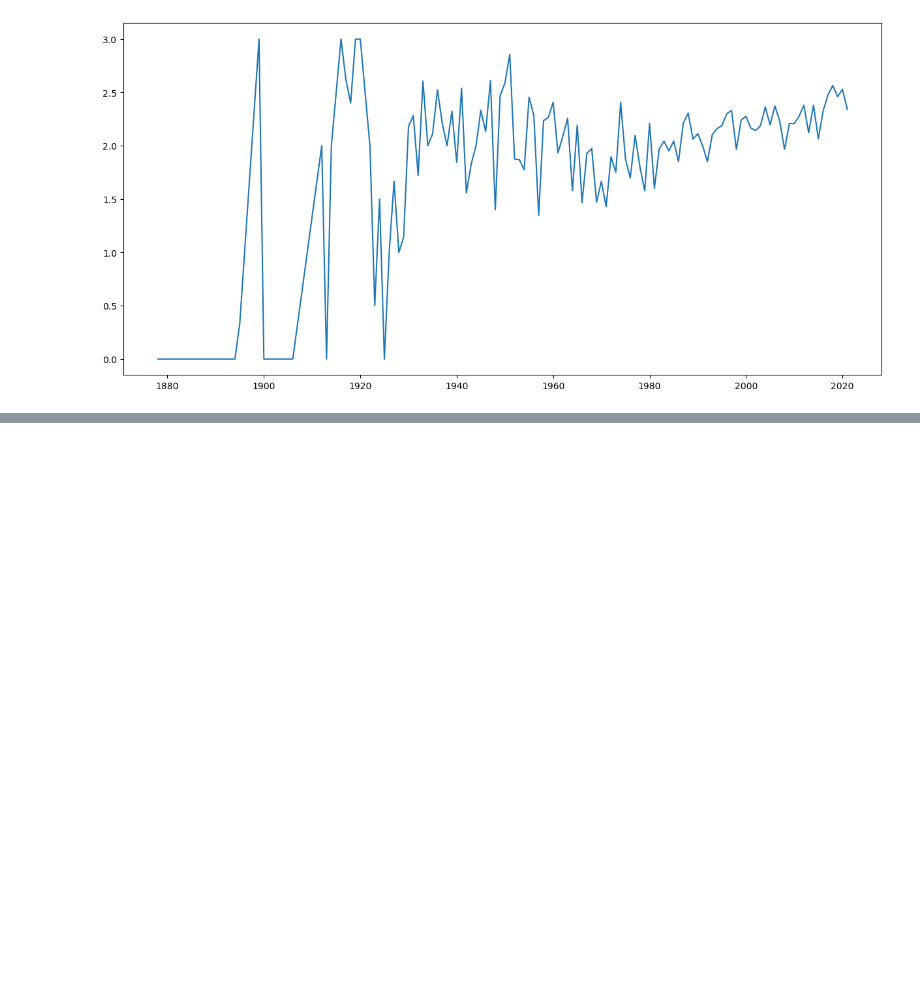
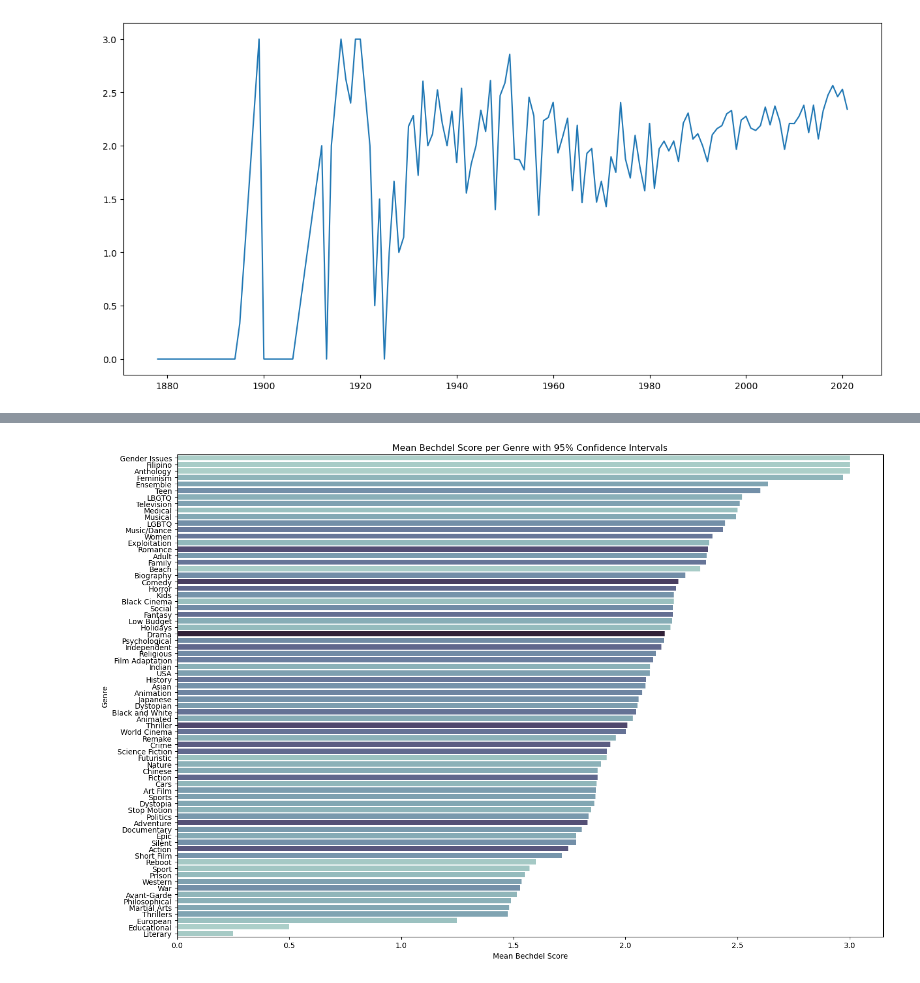
Before and after one commit to aristo6253/CS-401-ADAknow-Milestone2, a Jupyter notebook: add_bechdel.ipynb, the cells around one changed output, grey strips where cells are left out. Drawn from its saved outputs; the diff is of its cells as text; code cells hidden in the pictures; blank space fills up the shorter version.

```diff
--- a/add_bechdel.ipynb
+++ b/add_bechdel.ipynb
@@ -148,3 +148,23 @@ plt.show()
+# %%
+# Define a palette where the number of samples determines the darkness of the color
+# The more samples for a genre, the darker the shade of gray
+palette = sns.cubehelix_palette(start=.5, rot=-.5, as_cmap=True)
+max_count = genre_mean_se_sorted['count'].max()
+colors = genre_mean_se_sorted['count'].apply(lambda x: (x/max_count)**0.3)  # Exponential scaling for better visual differentiation
+
+# Plotting horizontally
+plt.figure(figsize=(15,10))
+sns.barplot(x='mean', y='Genres Reduced', data=genre_mean_se_sorted,
+            palette=np.array(palette(colors)))
+
+plt.xlabel('Mean Bechdel Score')
+plt.ylabel('Genre')
+plt.title('Mean Bechdel Score per Genre with 95% Confidence Intervals')
+plt.axvline(x=0, color='grey', lw=0.5)  # Adding a line for reference at mean score of 0
+plt.tight_layout()  # Adjust the plot to ensure complete visibility
+plt.show()
+# %% [output]
+[figure, added]
 # %%
 genre_mean_se_sorted_ = genre_mean_se.sort_values(by='count', ascending=False)
 
```
Also changed, not shown: parts of 2 cells of this notebook, 1 other file.
